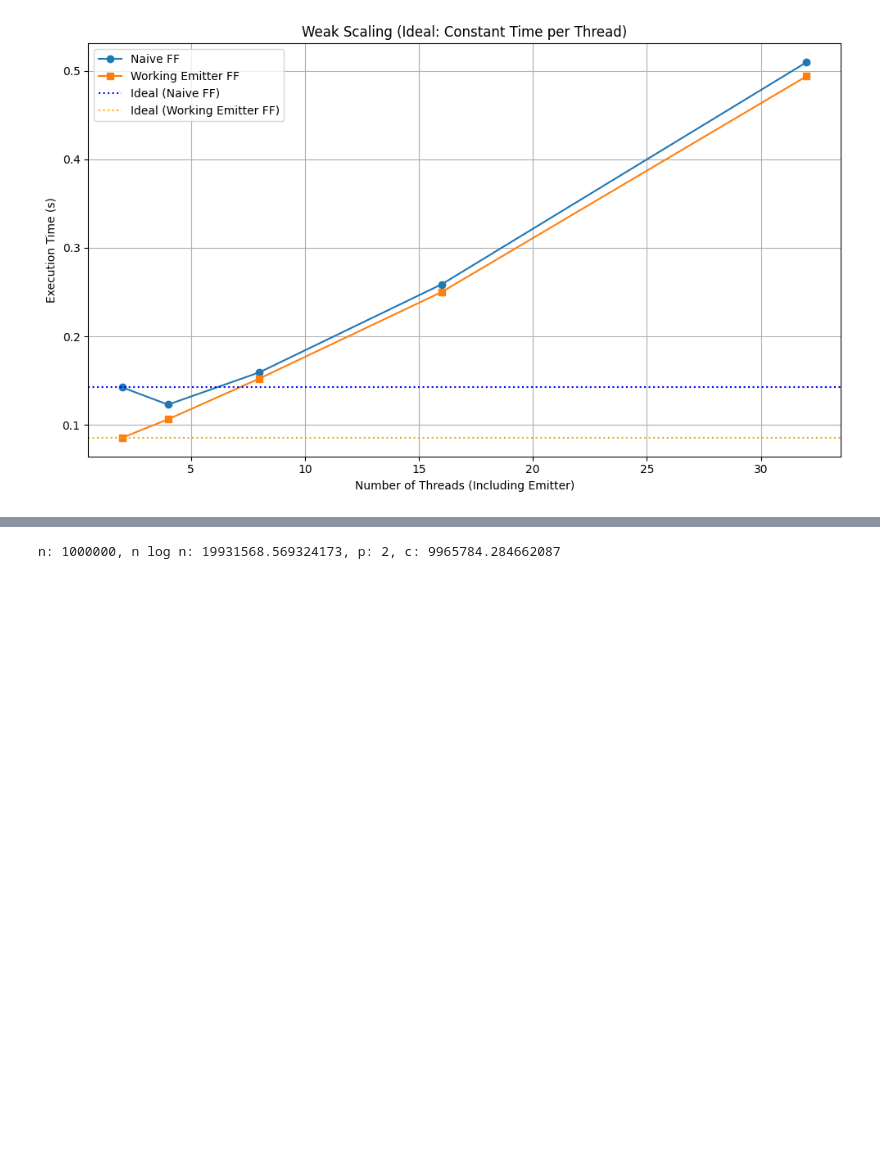
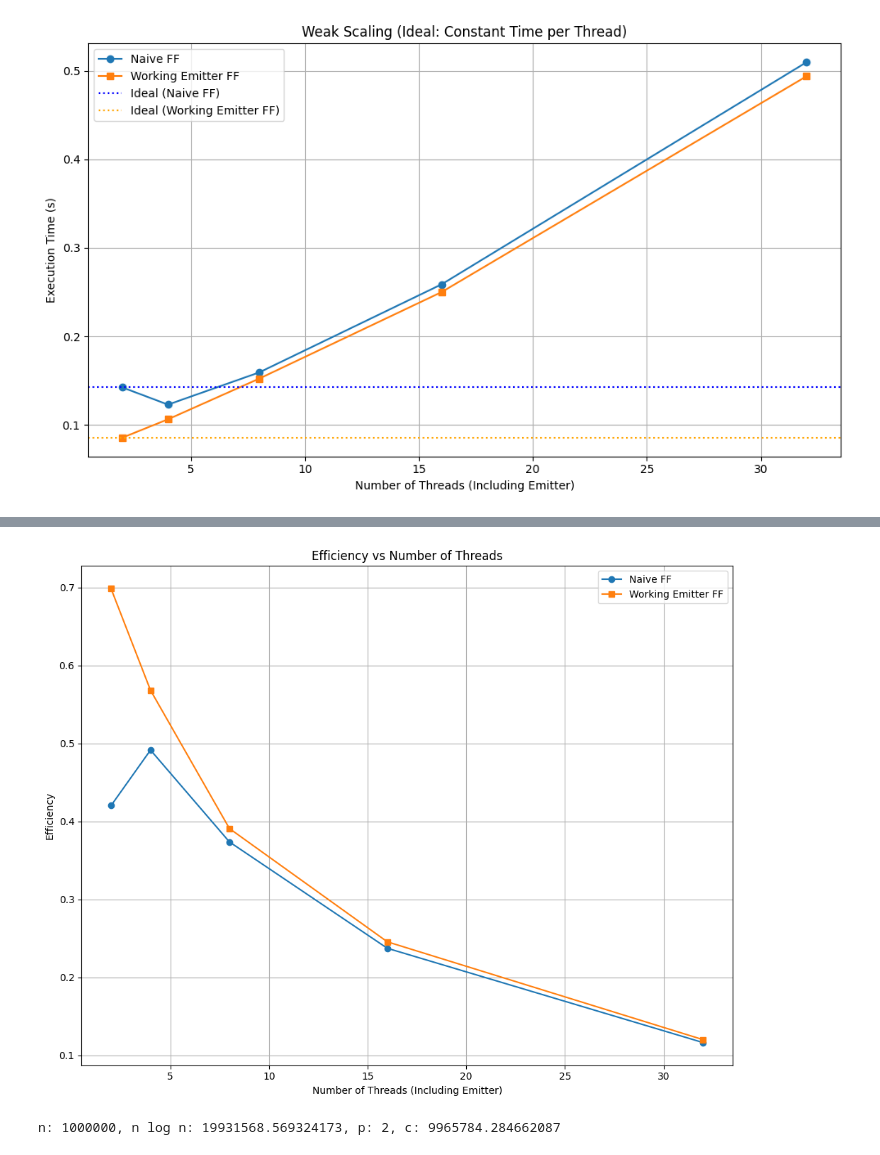
Before and after one commit to DavideB45/SPM, a Jupyter notebook: assignment4/analysis.ipynb, the cells around one changed output, grey strips where cells are left out. Saved outputs shown, nothing was run; the diff lists cells and outputs as text; code cells hidden in the pictures; blank space fills up the shorter version.

```diff
--- a/assignment4/analysis.ipynb
+++ b/assignment4/analysis.ipynb
@@ -375,3 +423,27 @@ plt.show()
+# %%
+plt.figure(figsize=(10, 8))
+
+# Calculate efficiency
+df1['efficiency'] = df1['speedup'] / df1['threads']
+df2['efficiency'] = df2['speedup'] / df2['threads']
+
+# Plot efficiency
+plt.plot(df1['threads'], df1['efficiency'], marker='o', label='Naive FF')
+plt.plot(df2['threads'], df2['efficiency'], marker='s', label='Working Emitter FF')
+
+# Labels and legend
+plt.xlabel('Number of Threads (Including Emitter)')
+plt.ylabel('Efficiency')
+plt.title('Efficiency vs Number of Threads')
+plt.grid(True)
+plt.legend()
+plt.tight_layout()
+
+plt.savefig('figures/efficiency_weak_scaling.png', dpi=300, bbox_inches='tight')
+
+plt.show()
+# %% [output]
+[figure, added]
 # %%
 import numpy as np
 n = 1000000
```
Also changed, not shown: parts of 5 cells of this notebook, 2 other files.
